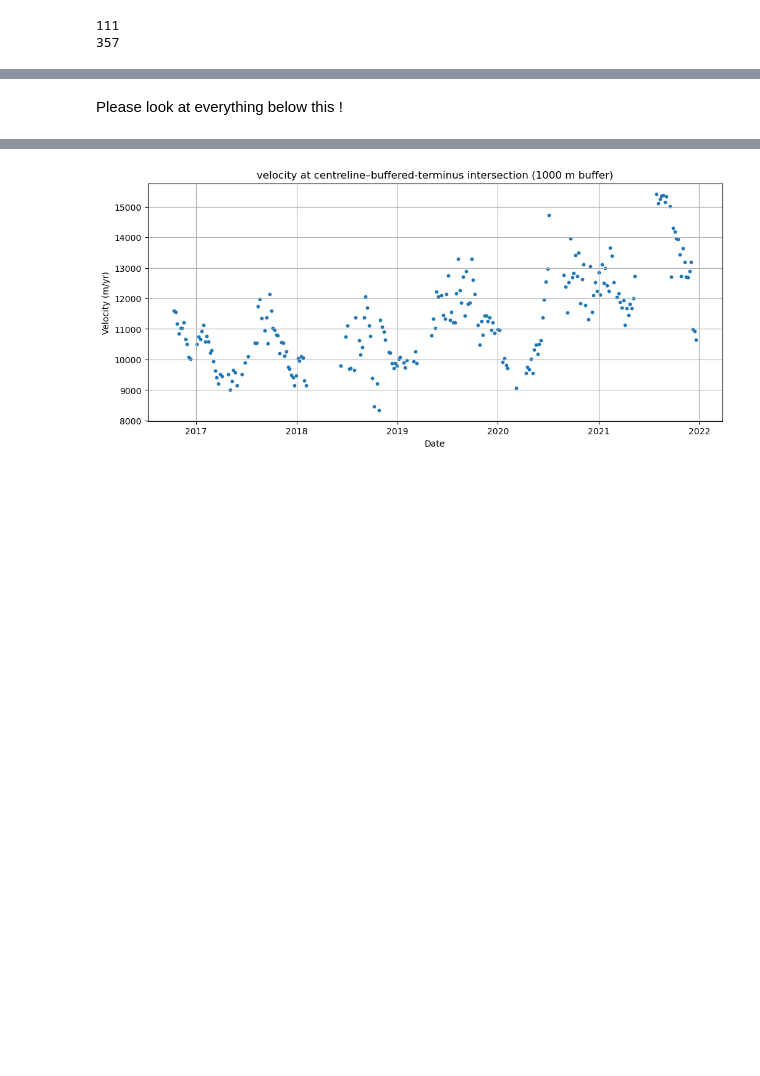
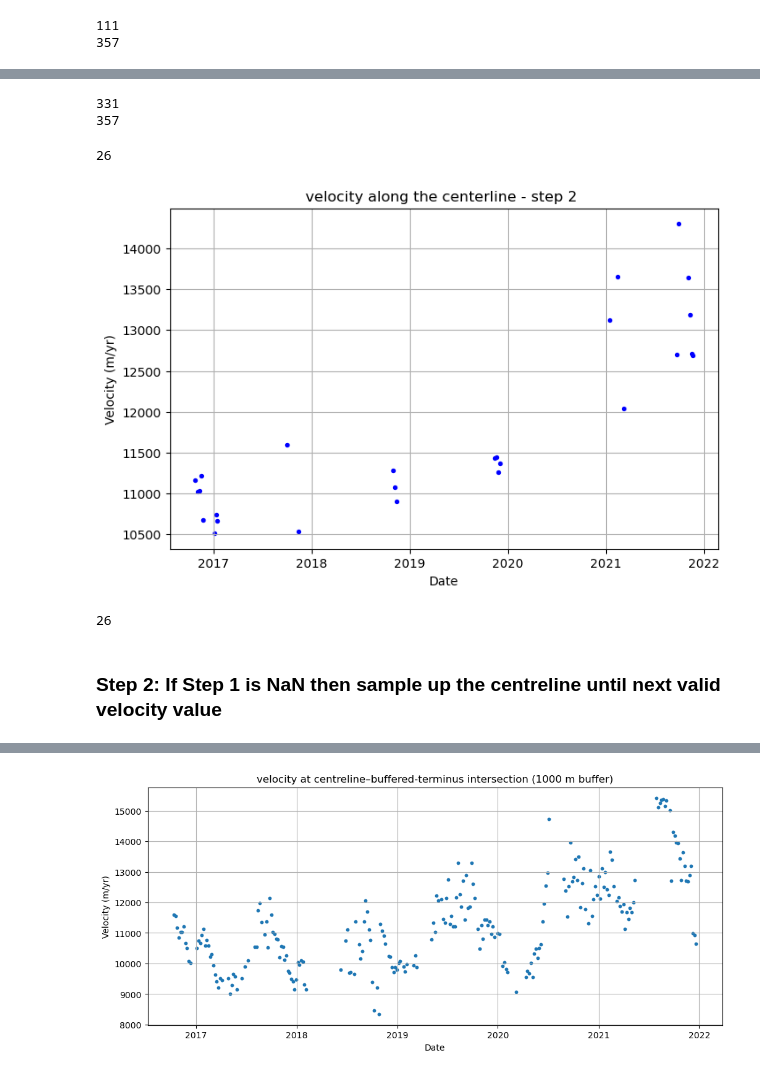
Before and after one commit to sofiasuhinin/Jakobshavn-Isbrae-CalvingStatistics, a Jupyter notebook: calvingseries.ipynb, the cells around one changed output, grey strips where cells are left out. Cells and saved outputs as stored; diff of their text form; code cells hidden in the pictures; blank space fills up the shorter version.

Commit message:
Step 1, 2, 3 method implemented
redoing method

```diff
--- a/calvingseries.ipynb
+++ b/calvingseries.ipynb
@@ -403,2 +320,61 @@ plt.show()
-# %% [markdown]
-Please look at everything below this !
+# %%
+# sample velocity at the intersection point for each terminus date
+
+vel_at_intersection = []
+matched_vel_time = []
+
+for i in range(len(terminus)): #loop through current terminus df
+    pt = terminus["intersect_points"].iloc[i]
+    t_term = pd.to_datetime(terminus["Date"].iloc[i]) #convert to datetime
+
+    if (pt is None) or (hasattr(pt, "is_empty") and pt.is_empty):
+        vel_at_intersection.append(np.nan)
+        matched_vel_time.append(pd.NaT)
+        continue
+
+    vel_time_index = int(np.argmin(np.abs(vel_times - t_term)))
+    matched_vel_time.append(vel_times[vel_time_index]) #find nearest vel time to terminus date
+    v = vel_band.isel(time=vel_time_index).sel(x=pt.x, y=pt.y, method="nearest").values #sample vel at intersection point pt.x and pt.y
+
+    if np.isnan(v):
+        vel_at_intersection.append(np.nan)
+    else:
+        vel_at_intersection.append(float(v))
+
+terminus["vel_at_intersection"] = vel_at_intersection
+terminus["matched_vel_time"] = matched_vel_time
+
+#check to see how many are None
+number_of_nans = terminus["vel_at_intersection"].isna().sum()
+print(number_of_nans)
+
+total = len(terminus["vel_at_intersection"])
+print(total)
+
+# so there were 111 NaN values at the intersection points, and now there are 331 NaN velocity values at the intersection point
+# %% [output]
+331
+357
+# %%
+step1 = 357-331
+step1
+# %% [output]
+26
+# %%
+#validation plot
+plt.figure(figsize=(8, 5))
+plt.scatter(terminus["Date"], terminus["vel_at_intersection"], s=8, color = 'blue')
+plt.xlabel("Date")
+plt.ylabel("Velocity (m/yr)")
+plt.title("velocity along the centerline - step 2 ")
+plt.grid(True)
+plt.show()
+# %% [output]
+[figure, added]
+# %%
+step1 = 357-331
+step1
+# %% [output]
+26
+# %% [markdown]
+### Step 2: If Step 1 is NaN then sample up the centreline until next valid velocity value
```
Also changed, not shown: parts of 23 cells of this notebook.
